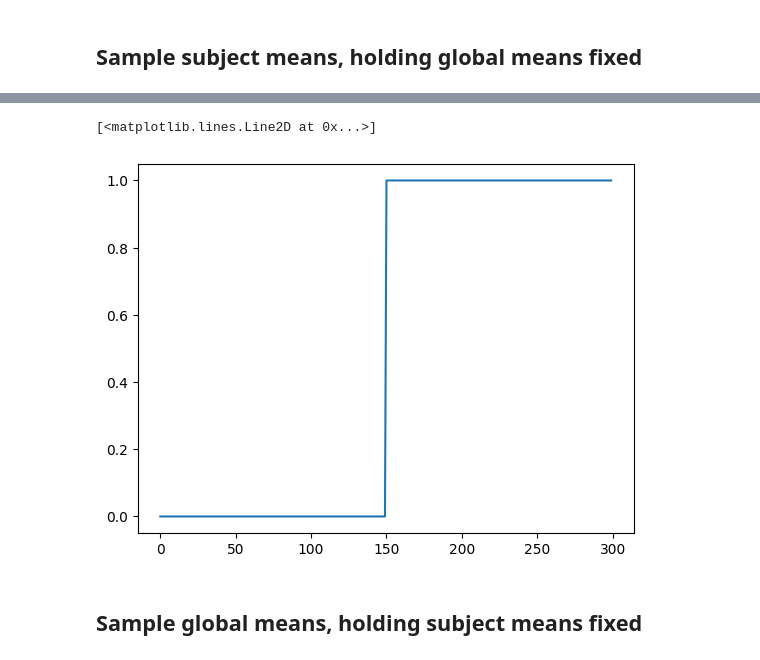
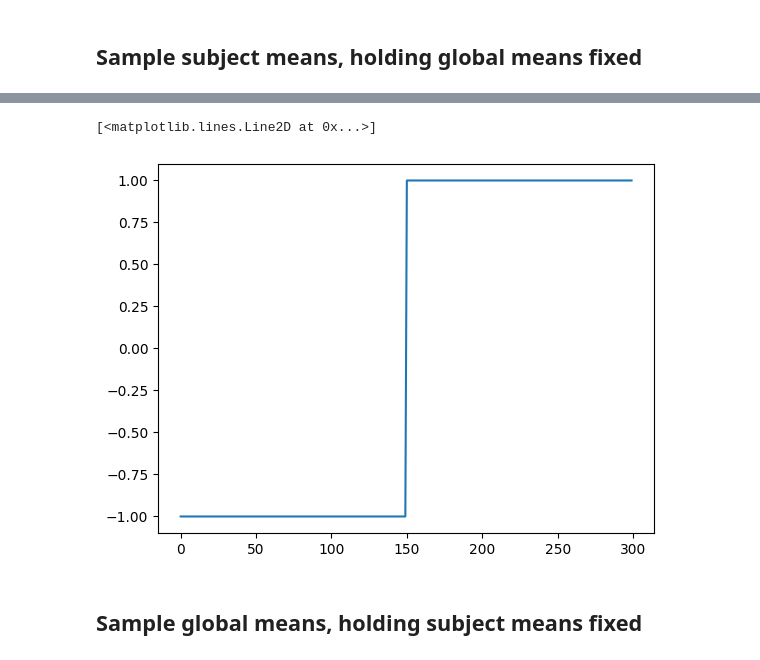
Before and after one commit to emdupre/bayes-ca, a Jupyter notebook: experiments/simulations.ipynb, the cells around one changed output, grey strips where cells are left out. Drawn from its saved outputs; the diff is of its cells as text; code cells hidden in the pictures.

```diff
--- a/experiments/simulations.ipynb
+++ b/experiments/simulations.ipynb
@@ -252,12 +234,12 @@ plt.legend()
 # %%
 true_global_means = jnp.concatenate((
-    jnp.zeros((150, num_features)),
+    -1 * jnp.ones((150, num_features)),
     jnp.ones((150, num_features))
 ))
 plt.plot(true_global_means)
 # %% [output]
 [<matplotlib.lines.Line2D at 0x...>]
-[figure, old version]
+[figure, new version]
 # %% [markdown]
 ## Sample global means, holding subject means fixed
 # %%
```
Also changed, not shown: parts of 13 cells of this notebook.
